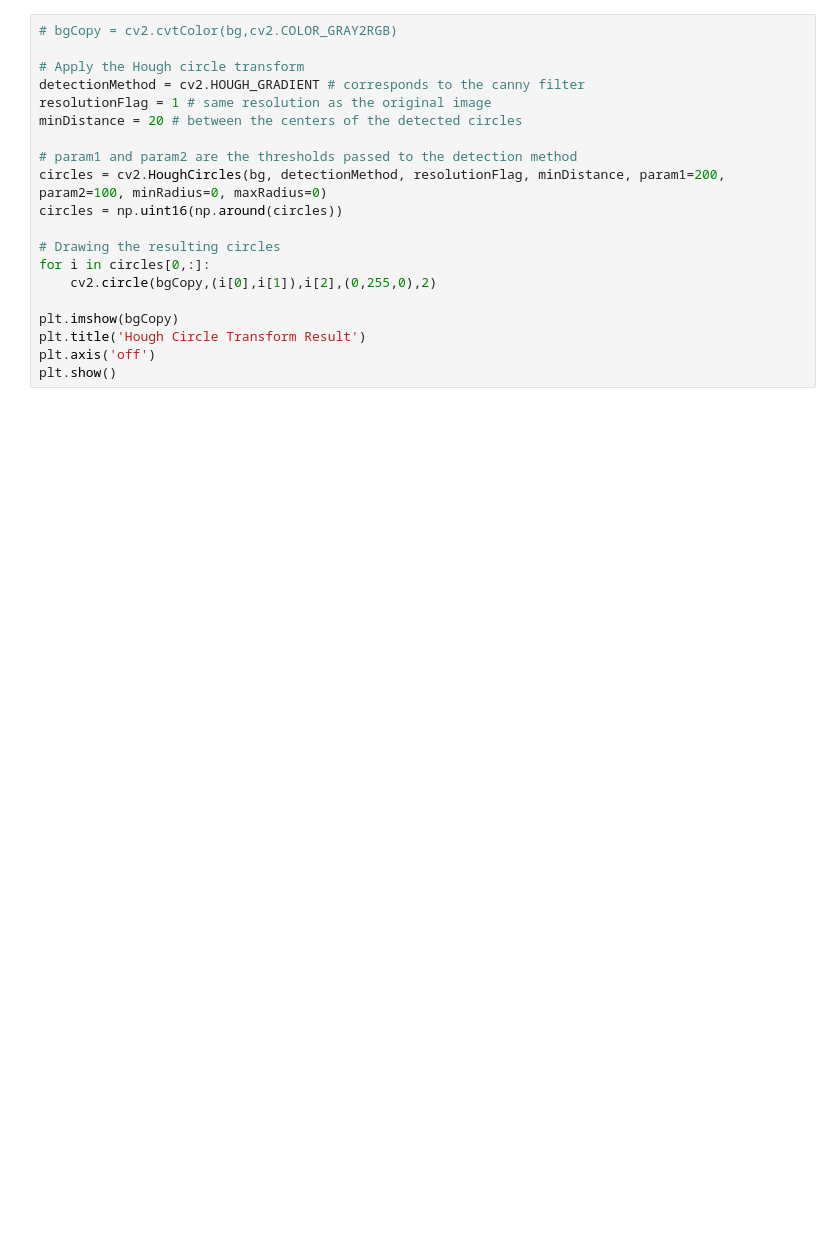
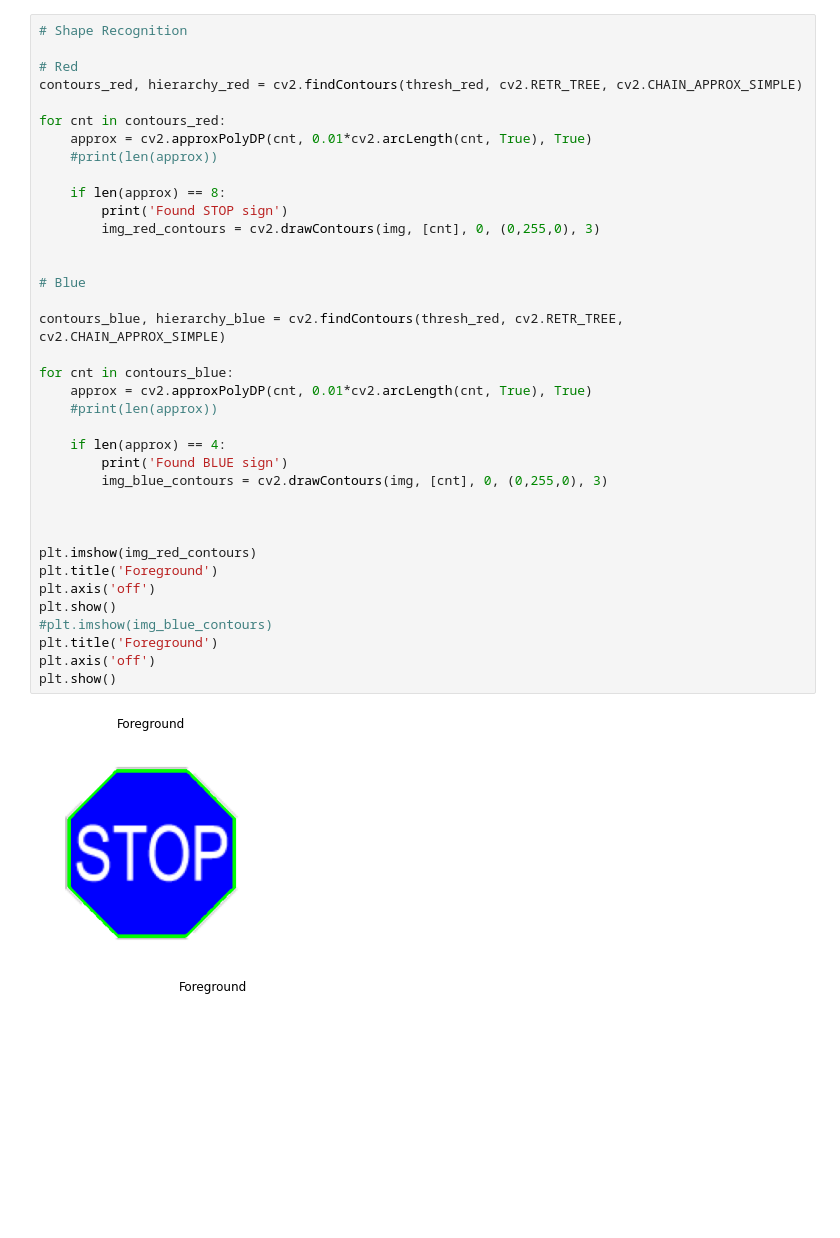
Before and after one commit to tomasfgon/FEUP-VC, a Jupyter notebook: src/main.ipynb, the cells around one changed output. Saved outputs shown, nothing was run; the diff lists cells and outputs as text; blank space fills up the shorter version.

Commit message:
Recognizing stop?

```diff
--- a/src/main.ipynb
+++ b/src/main.ipynb
@@ -64,20 +99,40 @@ plt.show()
-# %%
-# bgCopy = cv2.cvtColor(bg,cv2.COLOR_GRAY2RGB)
-
-# Apply the Hough circle transform
-detectionMethod = cv2.HOUGH_GRADIENT # corresponds to the canny filter
-resolutionFlag = 1 # same resolution as the original image
-minDistance = 20 # between the centers of the detected circles
-
-# param1 and param2 are the thresholds passed to the detection method
-circles = cv2.HoughCircles(bg, detectionMethod, resolutionFlag, minDistance, param1=200, param2=100, minRadius=0, maxRadius=0)
-circles = np.uint16(np.around(circles))
-
-# Drawing the resulting circles
-for i in circles[0,:]:
-    cv2.circle(bgCopy,(i[0],i[1]),i[2],(0,255,0),2)
-
-plt.imshow(bgCopy)
-plt.title('Hough Circle Transform Result')
-plt.axis('off')
-plt.show()
+# %%
+# Shape Recognition
+
+# Red
+contours_red, hierarchy_red = cv2.findContours(thresh_red, cv2.RETR_TREE, cv2.CHAIN_APPROX_SIMPLE)
+
+for cnt in contours_red:
+    approx = cv2.approxPolyDP(cnt, 0.01*cv2.arcLength(cnt, True), True)
+    #print(len(approx))
+
+    if len(approx) == 8:
+        print('Found STOP sign')
+        img_red_contours = cv2.drawContours(img, [cnt], 0, (0,255,0), 3)
+
+
+# Blue
+
+contours_blue, hierarchy_blue = cv2.findContours(thresh_red, cv2.RETR_TREE, cv2.CHAIN_APPROX_SIMPLE)
+
+for cnt in contours_blue:
+    approx = cv2.approxPolyDP(cnt, 0.01*cv2.arcLength(cnt, True), True)
+    #print(len(approx))
+
+    if len(approx) == 4:
+        print('Found BLUE sign')
+        img_blue_contours = cv2.drawContours(img, [cnt], 0, (0,255,0), 3)
+
+
+
+plt.imshow(img_red_contours)
+plt.title('Foreground')
+plt.axis('off')
+plt.show()
+#plt.imshow(img_blue_contours)
+plt.title('Foreground')
+plt.axis('off')
+plt.show()
+# %% [output]
+[figure, added]
+[figure, added]
```
Also changed, not shown: parts of 6 cells of this notebook, 4 other files.
